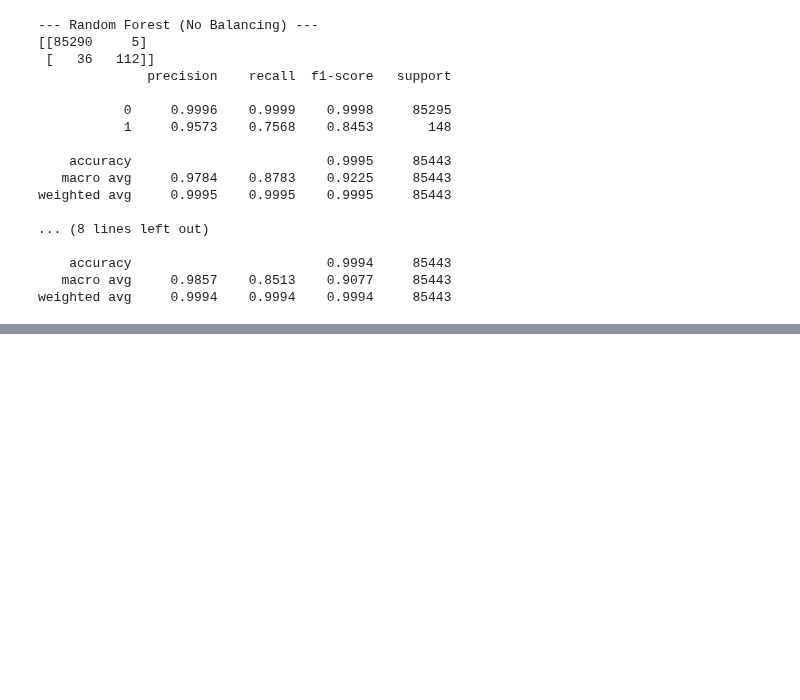
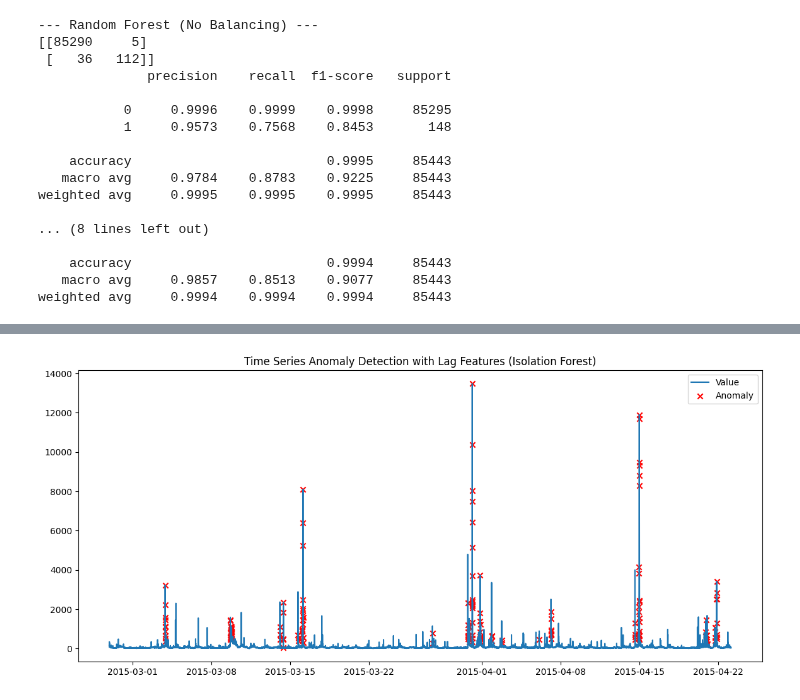
Before and after one commit to imdwipayana/Battlefield, a Jupyter notebook: Anomaly_Detection/credit_card_fraud_detection.ipynb, the cells around one changed output, grey strips where cells are left out. Cells and saved outputs as stored; diff of their text form; code cells hidden in the pictures; blank space fills up the shorter version.

```diff
--- a/Anomaly_Detection/credit_card_fraud_detection.ipynb
+++ b/Anomaly_Detection/credit_card_fraud_detection.ipynb
@@ -132,0 +239,52 @@ df.to_parquet("creditcard.parquet", engine="pyarrow", compression="snappy")
+# %%
+import pandas as pd
+import matplotlib.pyplot as plt
+from sklearn.ensemble import IsolationForest
+
+# ----------------------------
+# 1. Load dataset (example NAB: Twitter stock volume)
+# ----------------------------
+df = pd.read_csv(r"C:\Users\ekadw\Documents\DATA\Anomalies\realTweets\realTweets\Twitter_volume_AAPL.csv")
+df["timestamp"] = pd.to_datetime(df["timestamp"])
+df = df.set_index("timestamp")
+
+# ----------------------------
+# 2. Create lag features
+# ----------------------------
+df["lag1"] = df["value"].shift(1)
+df["lag2"] = df["value"].shift(2)
+df["lag3"] = df["value"].shift(3)
+
+# Drop first few NaNs caused by shift
+df = df.dropna()
+
+# ----------------------------
+# 3. Feature set
+# ----------------------------
+features = df[["value", "lag1", "lag2", "lag3"]]
+
+# ----------------------------
+# 4. Fit Isolation Forest
+# ----------------------------
+iso = IsolationForest(
+    contamination=0.01,  # assume 1% anomalies
+    random_state=42
+)
+df["anomaly"] = iso.fit_predict(features)
+
+# Convert labels: -1 = anomaly, 1 = normal
+df["anomaly"] = df["anomaly"].map({1: 0, -1: 1})
+
+# ----------------------------
+# 5. Visualization
+# ----------------------------
+plt.figure(figsize=(14,6))
+plt.plot(df.index, df["value"], label="Value")
+plt.scatter(df.index[df["anomaly"]==1],
+            df["value"][df["anomaly"]==1],
+            color="red", label="Anomaly", marker="x")
+plt.title("Time Series Anomaly Detection with Lag Features (Isolation Forest)")
+plt.legend()
+plt.show()
+# %% [output]
+[figure, added]
```
Also changed, not shown: parts of 5 cells of this notebook.
